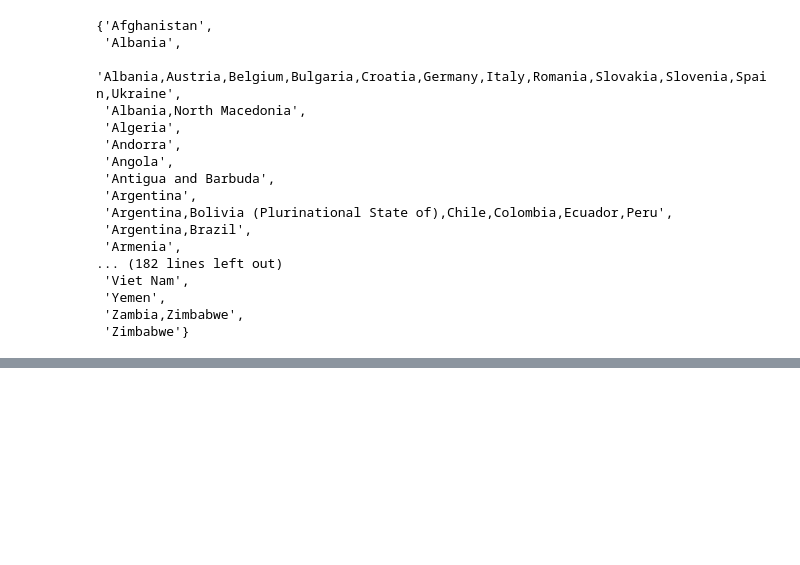
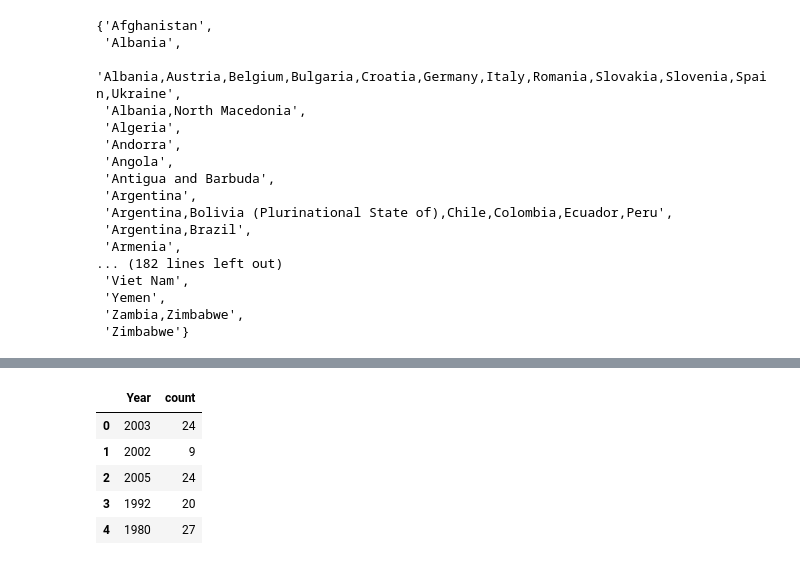
Before and after one commit to elam22/FIT3179-Visualisation-2, a Jupyter notebook: a2/data/Untitled.ipynb, the cells around one changed output, grey strips where cells are left out. Drawn from its saved outputs; the diff is of its cells as text; code cells hidden in the pictures; blank space fills up the shorter version.

```diff
--- a/a2/data/Untitled.ipynb
+++ b/a2/data/Untitled.ipynb
@@ -122,0 +223,9 @@ cd.to_csv('country_count_2.csv', index=False)
+# %%
+yc.head()
+# %% [output]
+|  | Year | count |
+| 0 | 2003 | 24 |
+| 1 | 2002 | 9 |
+| 2 | 2005 | 24 |
+| 3 | 1992 | 20 |
+| 4 | 1980 | 27 |
```
Also changed, not shown: parts of 24 cells of this notebook, 7 other files.
